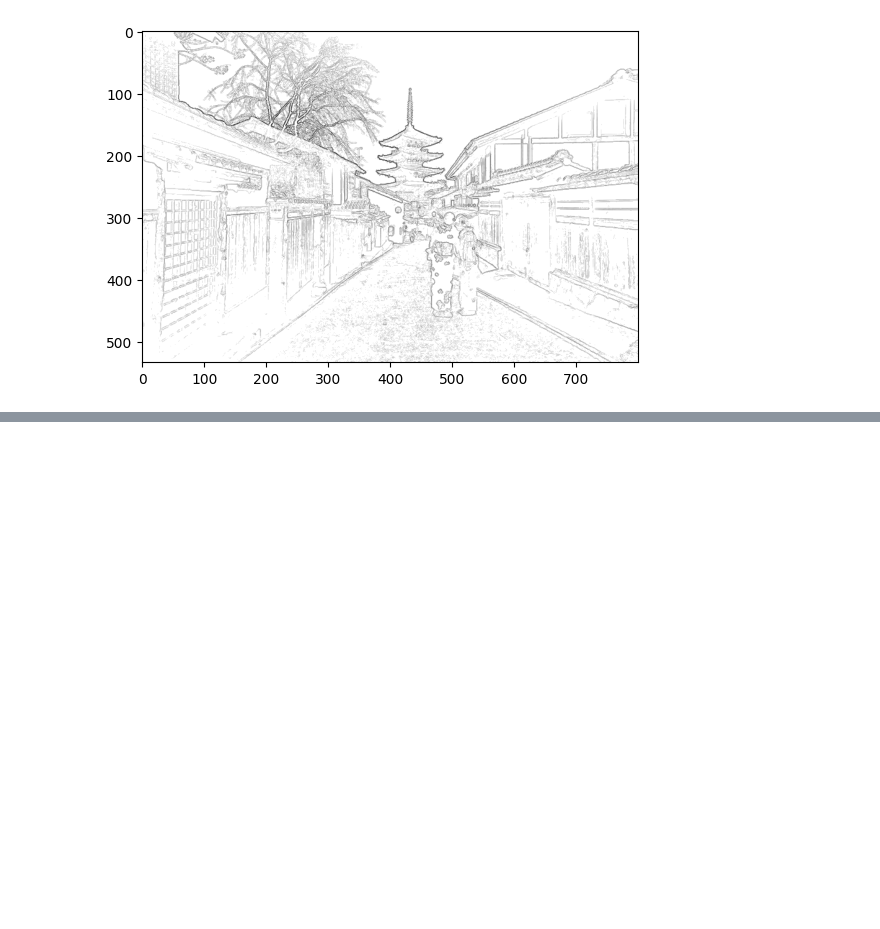
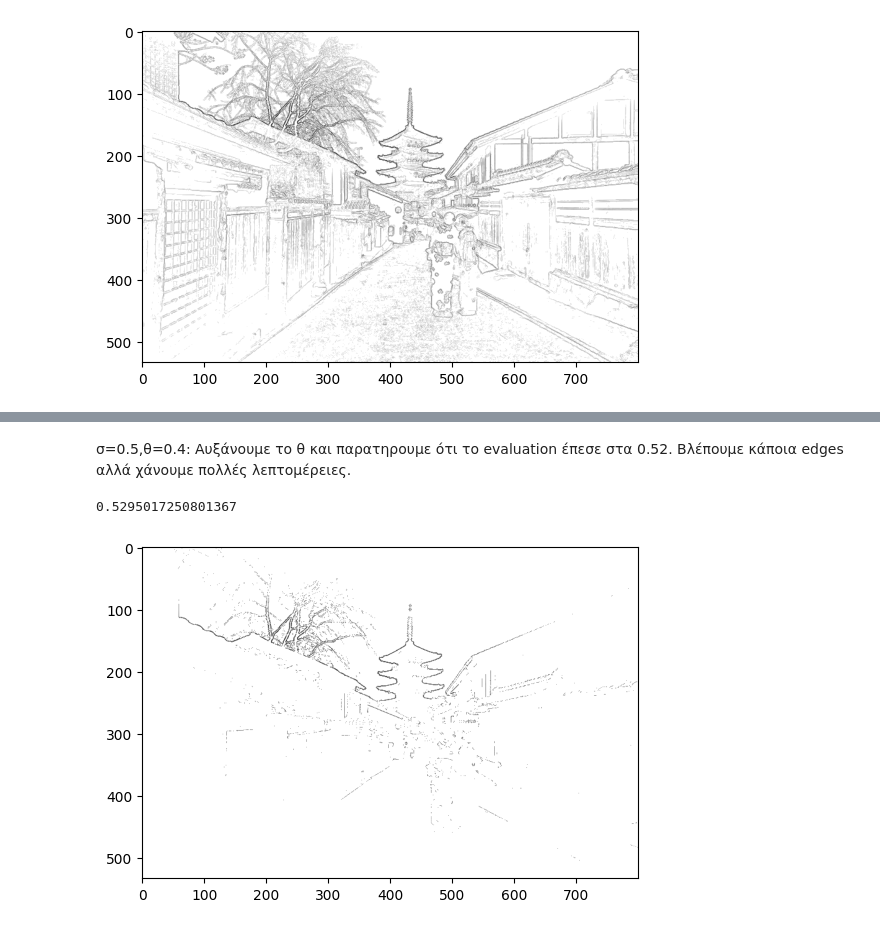
Before and after one commit to OdysseasDrys/Computer-Vision, a Jupyter notebook: lab1_1.ipynb, the cells around one changed output, grey strips where cells are left out. Cells and saved outputs as stored; diff of their text form; code cells hidden in the pictures; blank space fills up the shorter version.

```diff
--- a/lab1_1.ipynb
+++ b/lab1_1.ipynb
@@ -266,0 +308,13 @@ evaluation(kyoto_edges,T)
+# %% [markdown]
+<h10>
+σ=0.5,θ=0.4: Αυξάνουμε το θ και παρατηρουμε ότι το evaluation έπεσε στα 0.52. Βλέπουμε κάποια edges αλλά χάνουμε πολλές λεπτομέρειες.
+</10>
+# %%
+kyoto_edges= EdgeDetect(kyoto_img, 0.5, 0.4, 'nonlinear')
+
+plt.imshow(kyoto_edges,cmap = "gray_r")
+
+evaluation(kyoto_edges,TK)
+# %% [output]
+0.5295017250801367
+[figure, added]
```
Also changed, not shown: parts of 12 cells of this notebook.
